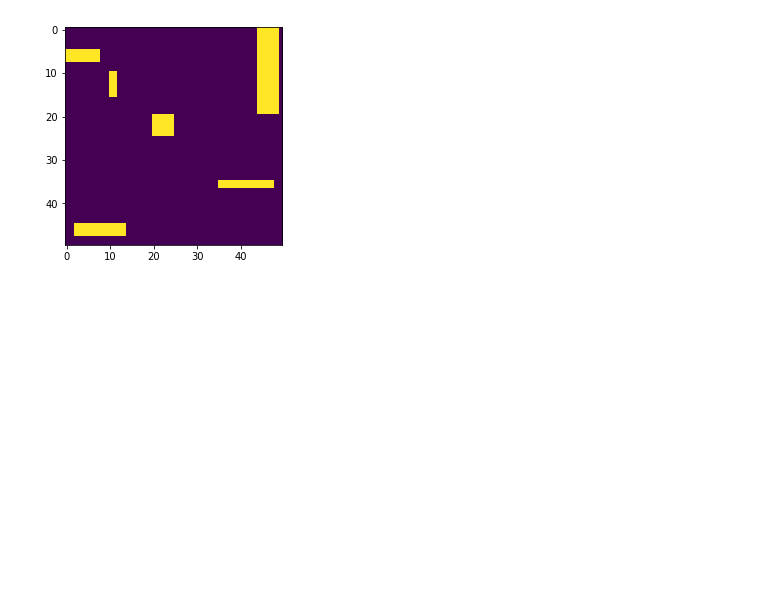
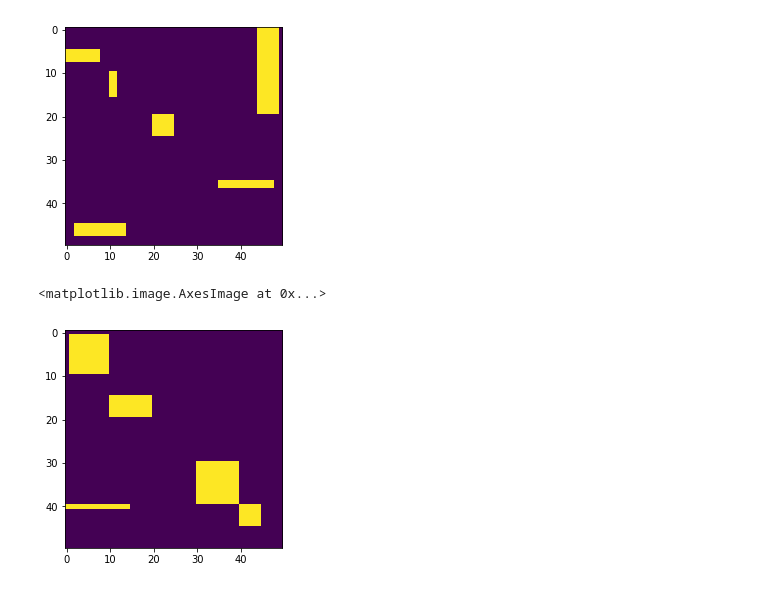
Before and after one commit to JosephGatto/2D-Motion-Planning-with-Machine-Learning, a Jupyter notebook: shapely+synthetic+sensor.ipynb, the cells around one changed output. Drawn from its saved outputs; the diff is of its cells as text; code cells hidden in the pictures; blank space fills up the shorter version.

```diff
--- a/shapely+synthetic+sensor.ipynb
+++ b/shapely+synthetic+sensor.ipynb
@@ -274,3 +275,15 @@ plt.imshow(arr)
 # %% [output]
 <matplotlib.image.AxesImage at 0x...>
 [figure]
+# %%
+# Map obstacles for training map.
+map_params = [(1,1,10,10),(10,15,20,20), (40,40,45,45),(30,30,40,40), (0,40,15,41)]
+map_size = (50,50)
+# Gen training map
+train_MAP2 = gen_shapely_map(map_size, map_params)
+# Convert to numpy array for A*
+arr2 = get_map_arr(map_params, map_size)
+plt.imshow(arr2)
+# %% [output]
+<matplotlib.image.AxesImage at 0x...>
+[figure, added]
```
Also changed, not shown: parts of 16 cells of this notebook.
